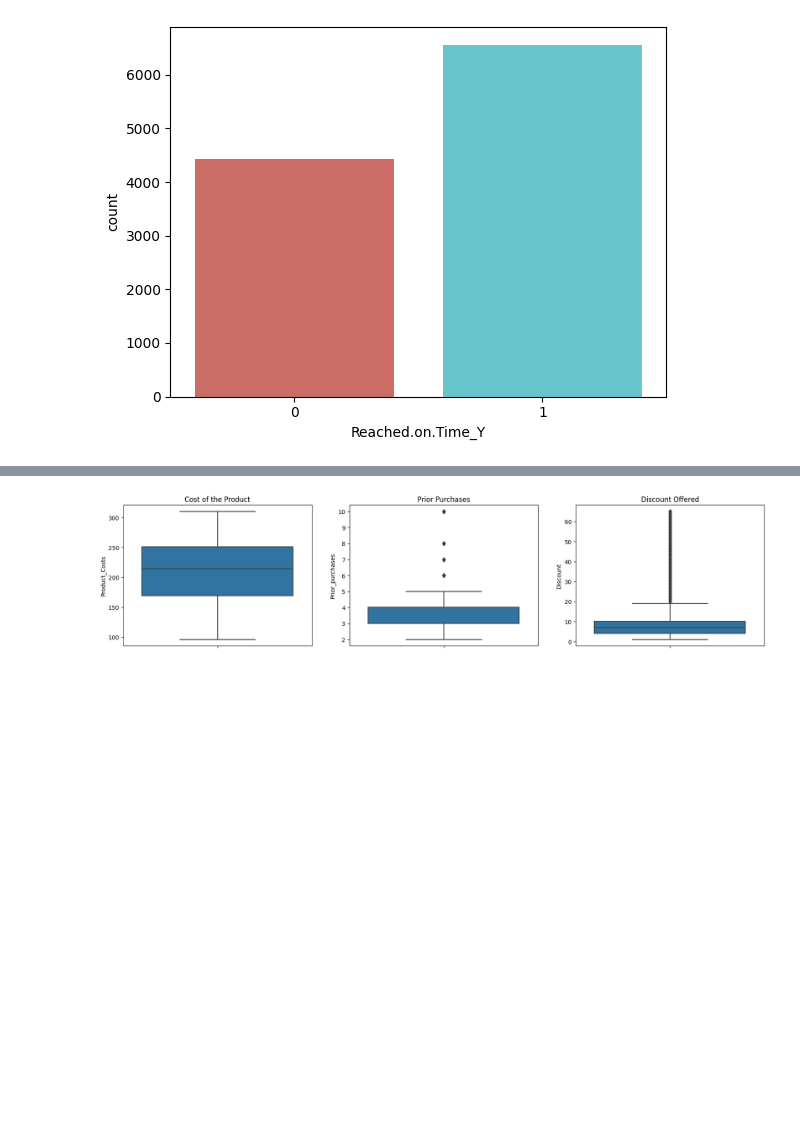
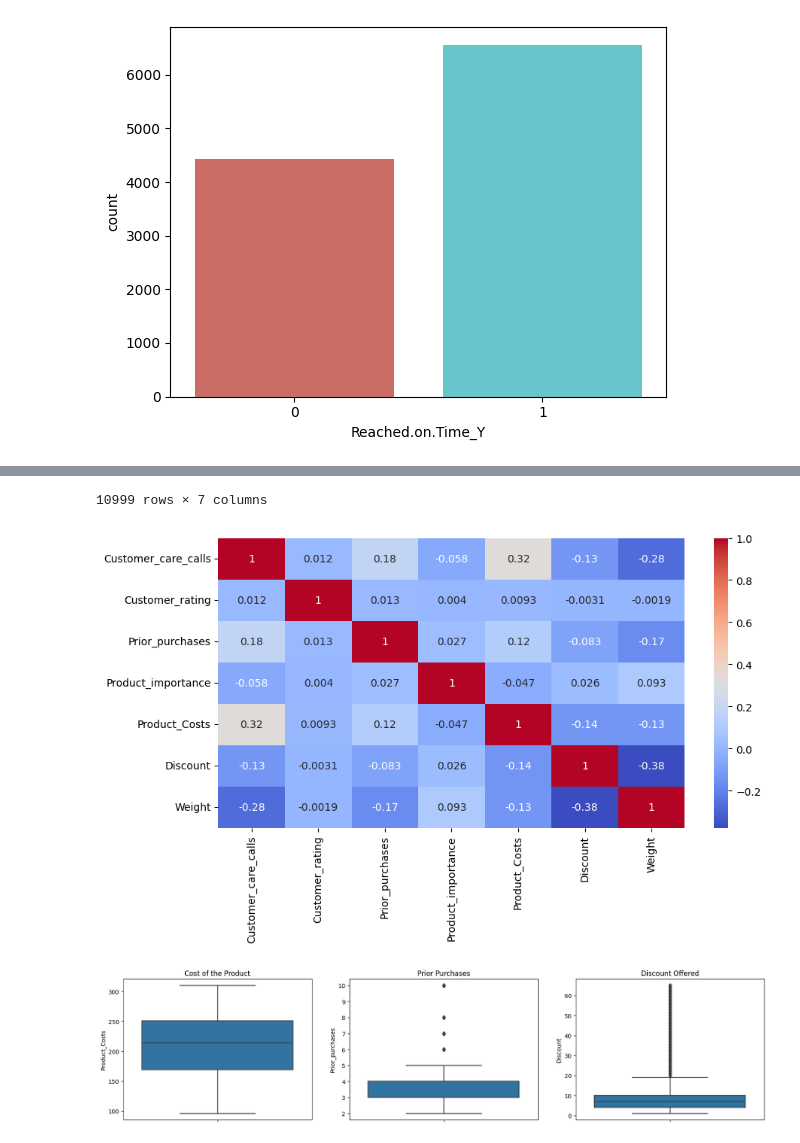
Before and after one commit to OmniControll/Shipping-On-Time-Analysis, a Jupyter notebook: preprocessing.ipynb, the cells around one changed output, grey strips where cells are left out. Drawn from its saved outputs; the diff is of its cells as text; code cells hidden in the pictures; blank space fills up the shorter version.

```diff
--- a/preprocessing.ipynb
+++ b/preprocessing.ipynb
@@ -170,0 +191,19 @@ display(df.describe())
+# %%
+#numerical categories
+df_numerical = df[['Customer_care_calls',
+                     'Customer_rating',
+                     'Prior_purchases',
+                     'Product_importance',
+                     'Product_Costs',
+                     'Discount',
+                     'Weight']]
+
+display(df_numerical)
+
+#correlation matrix
+corr = df_numerical.corr()
+
+plt.figure(figsize=(10, 5))
+sns.heatmap(corr, annot=True, cmap='coolwarm')
+plt.show()
+# %% [output]
@@ -170,0 +222,2 @@ display(df.describe())
+10999 rows × 7 columns
+[figure, added]
```
Also changed, not shown: parts of 9 cells of this notebook.
